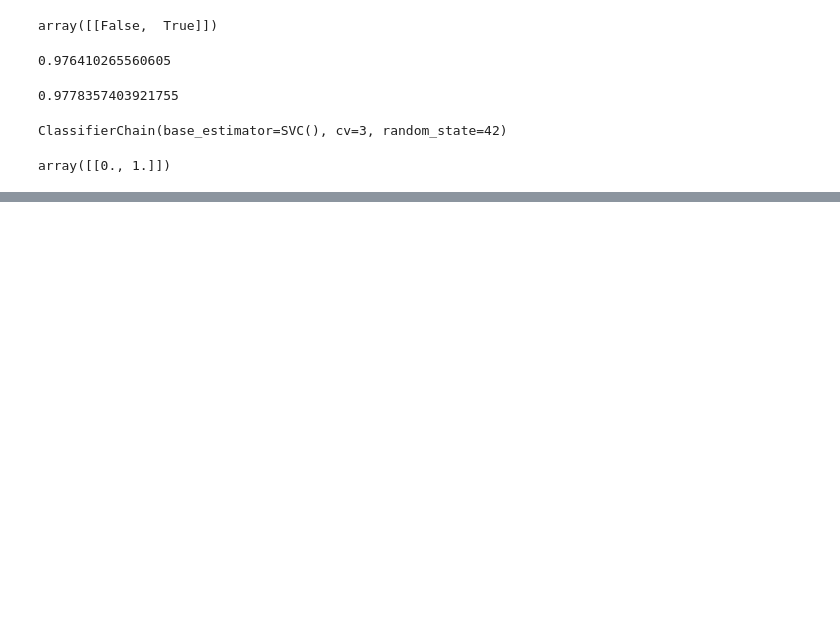
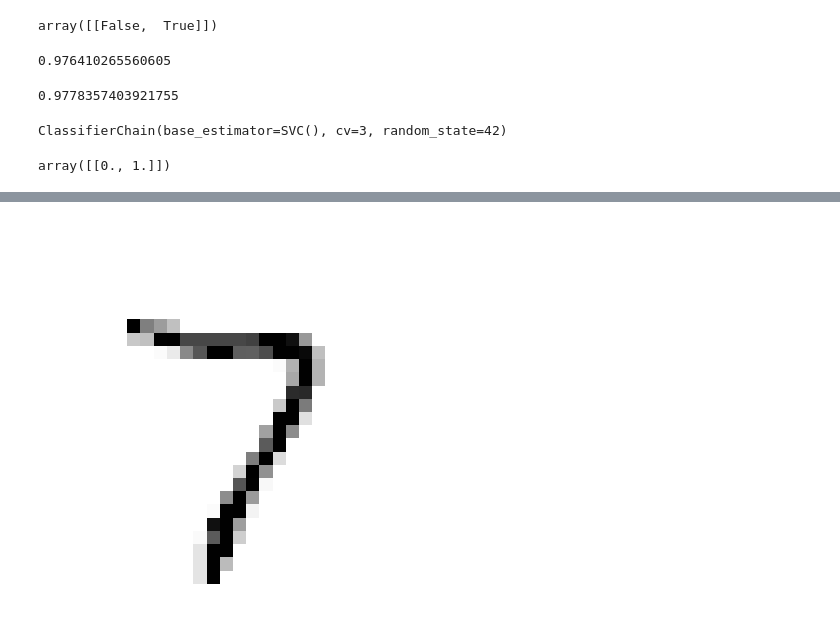
Before and after one commit to MorawoLekanDavid/ML_projects, a Jupyter notebook: classification.ipynb, the cells around one changed output, grey strips where cells are left out. Saved outputs shown, nothing was run; the diff lists cells and outputs as text; code cells hidden in the pictures; blank space fills up the shorter version.

```diff
--- a/classification.ipynb
+++ b/classification.ipynb
@@ -386,0 +391,9 @@ array([[0., 1.]])
+# %%
+knn_clf = KNeighborsClassifier()
+knn_clf.fit(X_train_mod, y_train_mod)
+clean_digit = knn_clf.predict([X_test_mod[0]])
+plot_digit(clean_digit)
+#save_fig("cleaned_digit_example_plot")  # extra code – saves Figure 3–13
+plt.show()
+# %% [output]
+[figure, added]
```
Also changed, not shown: parts of 8 cells of this notebook.
